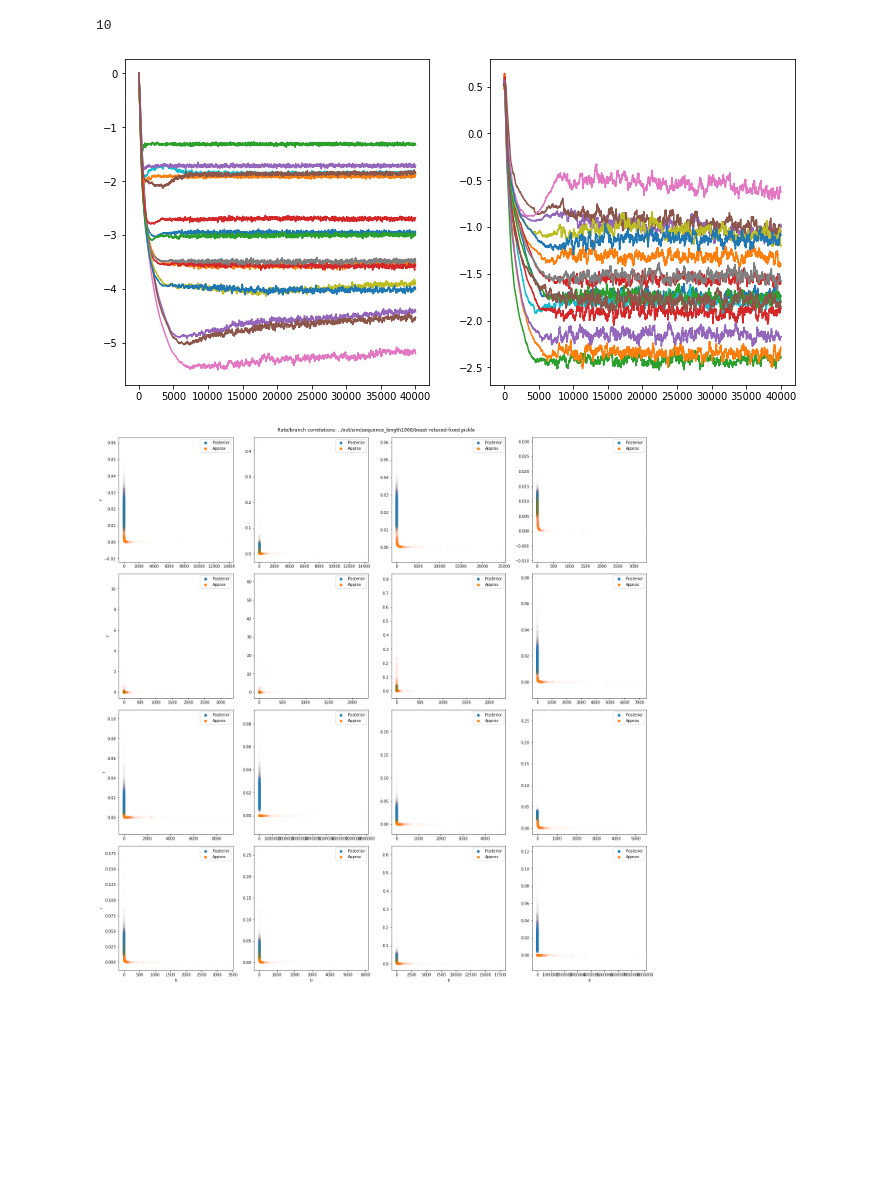
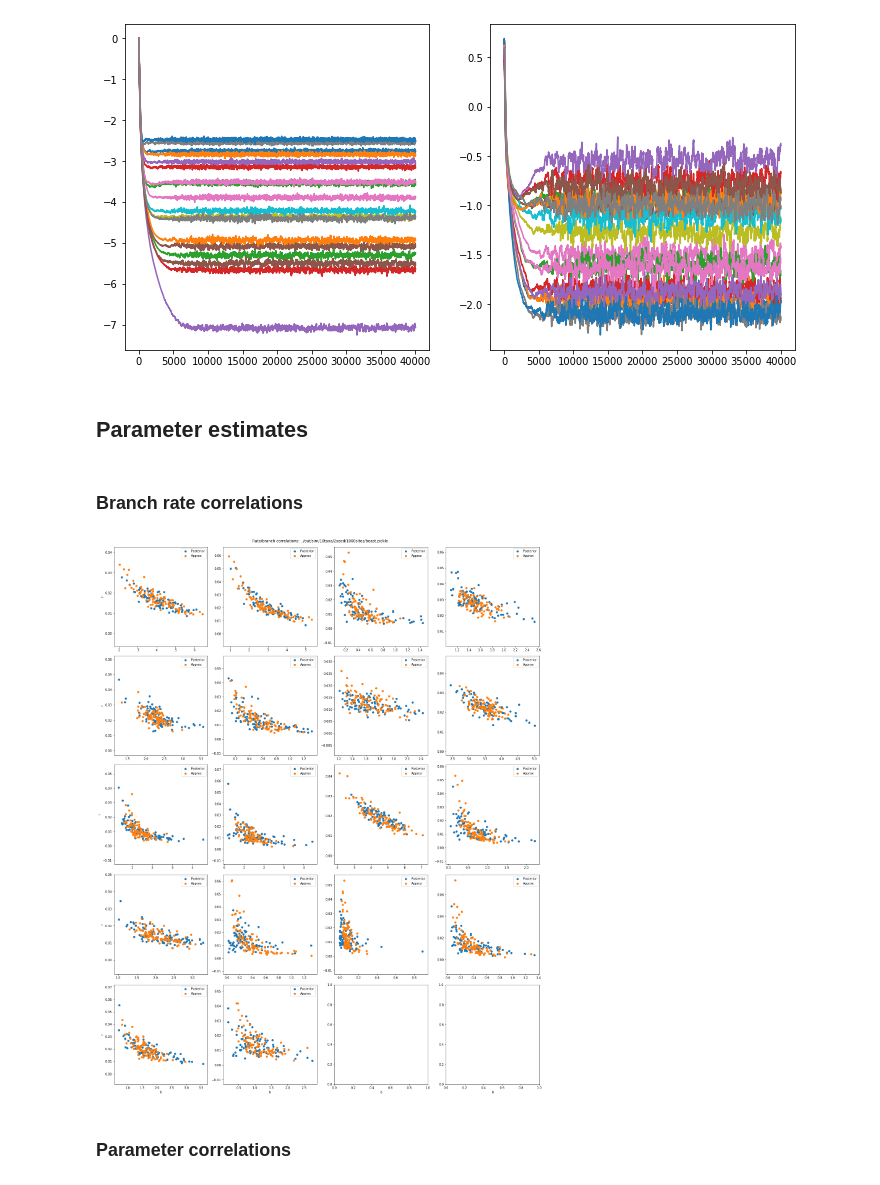
Before and after one commit to christiaanjs/treeflow-paper, a Jupyter notebook: notebook/plot-posterior-relaxed.ipynb, the cells around one changed output. Drawn from its saved outputs; the diff is of its cells as text; code cells hidden in the pictures; blank space fills up the shorter version.

Commit message:
Complete sim refactor, add a few plots

```diff
--- a/notebook/plot-posterior-relaxed.ipynb
+++ b/notebook/plot-posterior-relaxed.ipynb
@@ -1,11 +1,11 @@
 # %%
-topology_file = '../out/sim/sequence_length1000/lsd-tree.date.newick'
-beast_result_file = '../out/sim/sequence_length1000/beast-relaxed-fixed.pickle'
-correlation_plot_out_file = '../out/sim/sequence_length1000/rate-correlations-scaled.png'
-marginal_plot_out_file = '../out/sim/sequence_length1000/marginals-scaled.png'
-rate_marginal_plot_out_file = '../out/sim/sequence_length1000/rate-marginals-scaled.png'
-variational_fit_file = '../out/sim/sequence_length1000/variational-relaxed-scaled.pickle'
-prior_params_file = '../config/prior-params.yaml'
+topology_file = '../out/sim/10taxa/2seed/tree-sim.newick'
+beast_result_file = '../out/sim/10taxa/2seed/1000sites/beast.pickle'
+correlation_plot_out_file = '../out/sim/10taxa/2seed/1000sites/rate-correlations-scaled.png'
+marginal_plot_out_file = '../out/sim/10taxa/2seed/1000sites/marginals-scaled.png'
+rate_marginal_plot_out_file = '../out/sim/10taxa/2seed/1000sites/rate-marginals-scaled.png'
+variational_fit_file = '../out/sim/10taxa/2seed/1000sites/variational-fit-scaled.pickle'
+model_file = '../config/model.yaml'
 clock_approx = 'scaled'
 # %%
 from treeflow_pipeline.util import pickle_input, yaml_input
@@ -21,7 +21,3 @@ plt.plot(variational_fit['loss'])
-# %%
-len(variational_fit['params'])
-# %% [output]
-10
 # %%
 n_branches = beast_result['branch_lengths'].shape[1]
 rate_var_traces = [x for x in variational_fit['params'] if x.shape[-1] == n_branches] # TODO: How can we make sure we get the right variables?
@@ -29,36 +25,46 @@ fig, axs = plt.subplots(ncols=len(rate_var_traces), figsize=(12, 6))
 for ax, rate_var_trace in zip(axs, rate_var_traces):
     ax.plot(rate_var_trace)
 # %% [output]
-[figure, old version]
+[figure, new version]
+# %% [markdown]
+## Parameter estimates
 # %%
 import treeflow_pipeline.model
 
-approx = treeflow_pipeline.model.reconstruct_approx(topology_file, variational_fit, yaml_input(prior_params_file), 'relaxed', clock_approx)
+model = treeflow_pipeline.model.Model(yaml_input(model_file))
+approx = treeflow_pipeline.model.reconstruct_approx(topology_file, variational_fit, model, clock_approx)
+# %% [markdown]
+### Branch rate correlations
 # %%
 import treeflow.sequences
+import numpy as np
 
 n_cols = 4
-n_rows = n_branches // n_cols
+n_rows = int(np.ceil(n_branches / n_cols))
 
-approx_samples = approx.sample(1000)
+n_plot_samples = 100
+n_beast_samples = beast_result['branch_lengths'].shape[0]
+beast_sample_indices = np.random.choice(n_beast_samples, n_plot_samples)
+
+approx_samples = approx.sample(n_plot_samples)
 approx_blens = treeflow.sequences.get_branch_lengths(approx_samples['tree'])
 approx_rates_t = approx_samples['clock_rate'].numpy() * approx_samples['rates'].numpy().T
 fig, axs = plt.subplots(nrows=n_rows, ncols=n_cols, figsize=(20, 5*n_rows), constrained_layout=True)
 axs_flat = [ax for row in axs for ax in row]
-for ax, branch_blens, branch_rates, approx_blens, approx_rates in zip(axs_flat, beast_result['branch_lengths'].T, beast_result['absolute_rates'].T, approx_blens.numpy().T, approx_rates_t):
-    ax.scatter(branch_blens, branch_rates, alpha=0.005, label='Posterior')
-    ax.scatter(approx_blens, approx_rates, alpha=0.01, label='Approx')
+for ax, branch_blens, branch_rates, approx_blens, approx_rates in zip(axs_flat, beast_result['branch_lengths'][beast_sample_indices].T, beast_result['absolute_rates'][beast_sample_indices].T, approx_blens.numpy().T, approx_rates_t):
+    ax.scatter(branch_blens, branch_rates, label='Posterior')
+    ax.scatter(approx_blens, approx_rates, label='Approx')
     leg = ax.legend()
-    for lh in leg.legendHandles:
-        lh.set_alpha(1)
 
 for ax in axs[-1]:
     ax.set_xlabel('b')
 
 for row in axs:
     row[0].set_ylabel('r')
 
 plt.suptitle('Rate/branch correlations: ' + beast_result_file);
 plt.savefig(correlation_plot_out_file)
 # %% [output]
-[figure, old version]
+[figure, new version]
+# %% [markdown]
+### Parameter correlations
```
Also changed, not shown: parts of 8 cells of this notebook, 5 other files.
